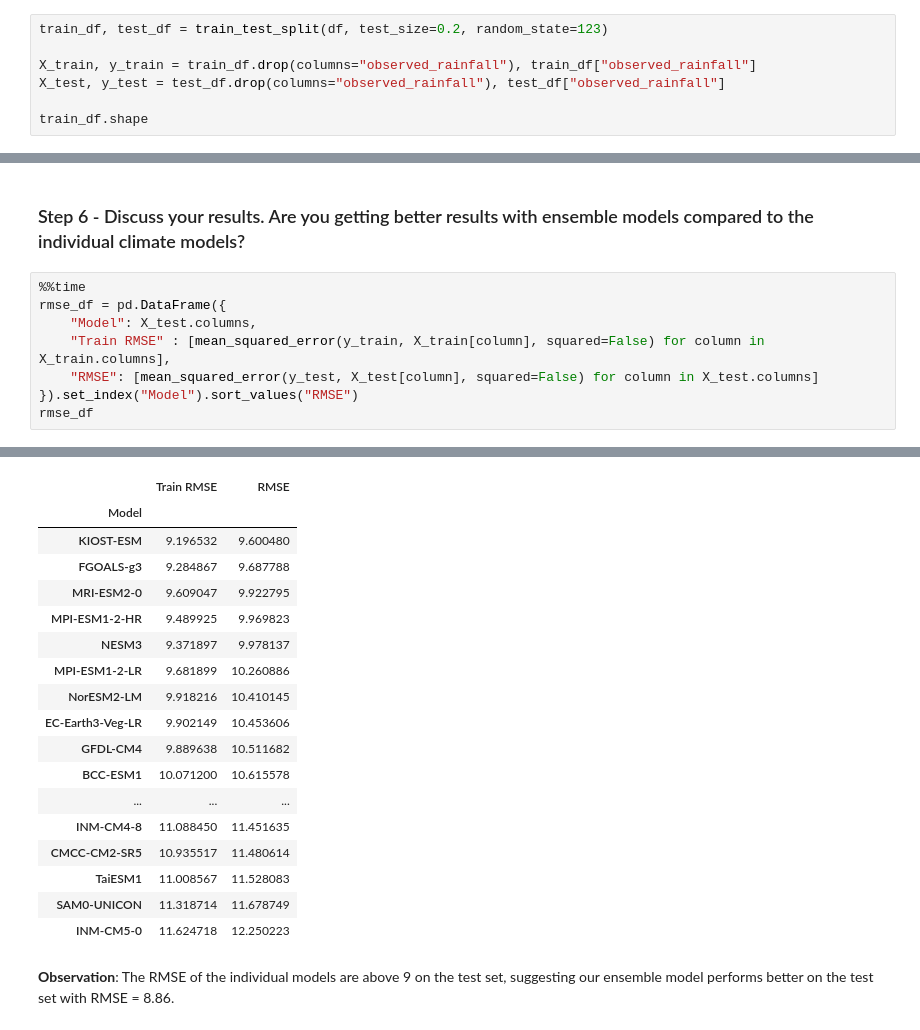
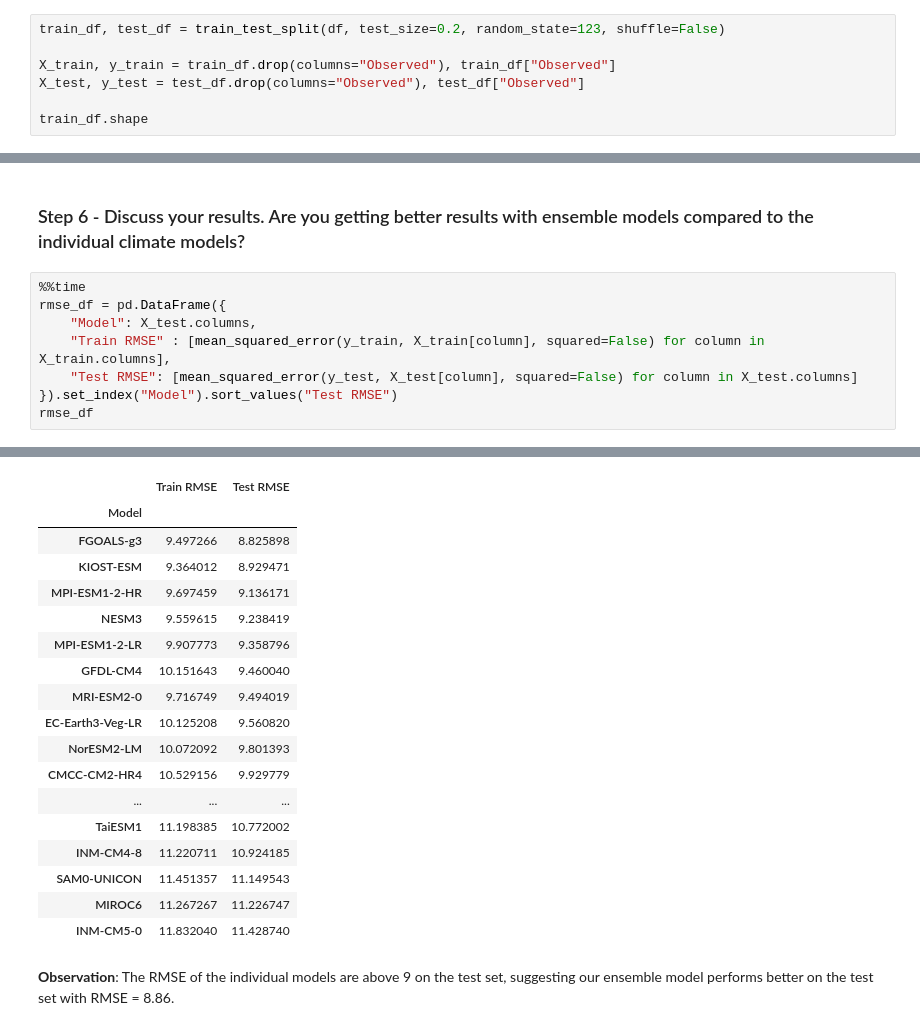
Before and after one commit to UBC-MDS/525-group-2, a Jupyter notebook: Milestone 3/Milestone3-task3.ipynb, the cells around one changed output, grey strips where cells are left out. Cells and saved outputs as stored; diff of their text form.

```diff
--- a/Milestone 3/Milestone3-task3.ipynb
+++ b/Milestone 3/Milestone3-task3.ipynb
@@ -95,10 +77,10 @@ df.shape
 # %% [markdown]
 ### Step 3 - Split the data into train (80%) and test (20%) portions with random_state=123.
 # %%
-train_df, test_df = train_test_split(df, test_size=0.2, random_state=123)
+train_df, test_df = train_test_split(df, test_size=0.2, random_state=123, shuffle=False)
 
-X_train, y_train = train_df.drop(columns="observed_rainfall"), train_df["observed_rainfall"]
-X_test, y_test = test_df.drop(columns="observed_rainfall"), test_df["observed_rainfall"]
+X_train, y_train = train_df.drop(columns="Observed"), train_df["Observed"]
+X_test, y_test = test_df.drop(columns="Observed"), test_df["Observed"]
 
 train_df.shape
 # %% [output]
@@ -157,7 +141,7 @@ Train RMSE: 3.11
 rmse_df = pd.DataFrame({
     "Model": X_test.columns,
     "Train RMSE" : [mean_squared_error(y_train, X_train[column], squared=False) for column in X_train.columns],
-    "RMSE": [mean_squared_error(y_test, X_test[column], squared=False) for column in X_test.columns]
-}).set_index("Model").sort_values("RMSE")
+    "Test RMSE": [mean_squared_error(y_test, X_test[column], squared=False) for column in X_test.columns]
+}).set_index("Model").sort_values("Test RMSE")
 rmse_df
 # %% [output]
@@ -166,21 +150,21 @@ Wall time: 23.6 ms
-|  | Train RMSE | RMSE |
+|  | Train RMSE | Test RMSE |
 | Model |  |  |
-| KIOST-ESM | 9.196532 | 9.600480 |
-| FGOALS-g3 | 9.284867 | 9.687788 |
-| MRI-ESM2-0 | 9.609047 | 9.922795 |
-| MPI-ESM1-2-HR | 9.489925 | 9.969823 |
-| NESM3 | 9.371897 | 9.978137 |
-| MPI-ESM1-2-LR | 9.681899 | 10.260886 |
-| NorESM2-LM | 9.918216 | 10.410145 |
-| EC-Earth3-Veg-LR | 9.902149 | 10.453606 |
-| GFDL-CM4 | 9.889638 | 10.511682 |
-| BCC-ESM1 | 10.071200 | 10.615578 |
+| FGOALS-g3 | 9.497266 | 8.825898 |
+| KIOST-ESM | 9.364012 | 8.929471 |
+| MPI-ESM1-2-HR | 9.697459 | 9.136171 |
+| NESM3 | 9.559615 | 9.238419 |
+| MPI-ESM1-2-LR | 9.907773 | 9.358796 |
+| GFDL-CM4 | 10.151643 | 9.460040 |
+| MRI-ESM2-0 | 9.716749 | 9.494019 |
+| EC-Earth3-Veg-LR | 10.125208 | 9.560820 |
+| NorESM2-LM | 10.072092 | 9.801393 |
+| CMCC-CM2-HR4 | 10.529156 | 9.929779 |
 | ... | ... | ... |
-| INM-CM4-8 | 11.088450 | 11.451635 |
-| CMCC-CM2-SR5 | 10.935517 | 11.480614 |
-| TaiESM1 | 11.008567 | 11.528083 |
-| SAM0-UNICON | 11.318714 | 11.678749 |
-| INM-CM5-0 | 11.624718 | 12.250223 |
+| TaiESM1 | 11.198385 | 10.772002 |
+| INM-CM4-8 | 11.220711 | 10.924185 |
+| SAM0-UNICON | 11.451357 | 11.149543 |
+| MIROC6 | 11.267267 | 11.226747 |
+| INM-CM5-0 | 11.832040 | 11.428740 |
 # %% [markdown]
 **Observation**: The RMSE of the individual models are above 9 on the test set, suggesting our ensemble model performs better on the test set with RMSE = 8.86.
 # %% [markdown]
```
Also changed, not shown: parts of 10 cells of this notebook.
